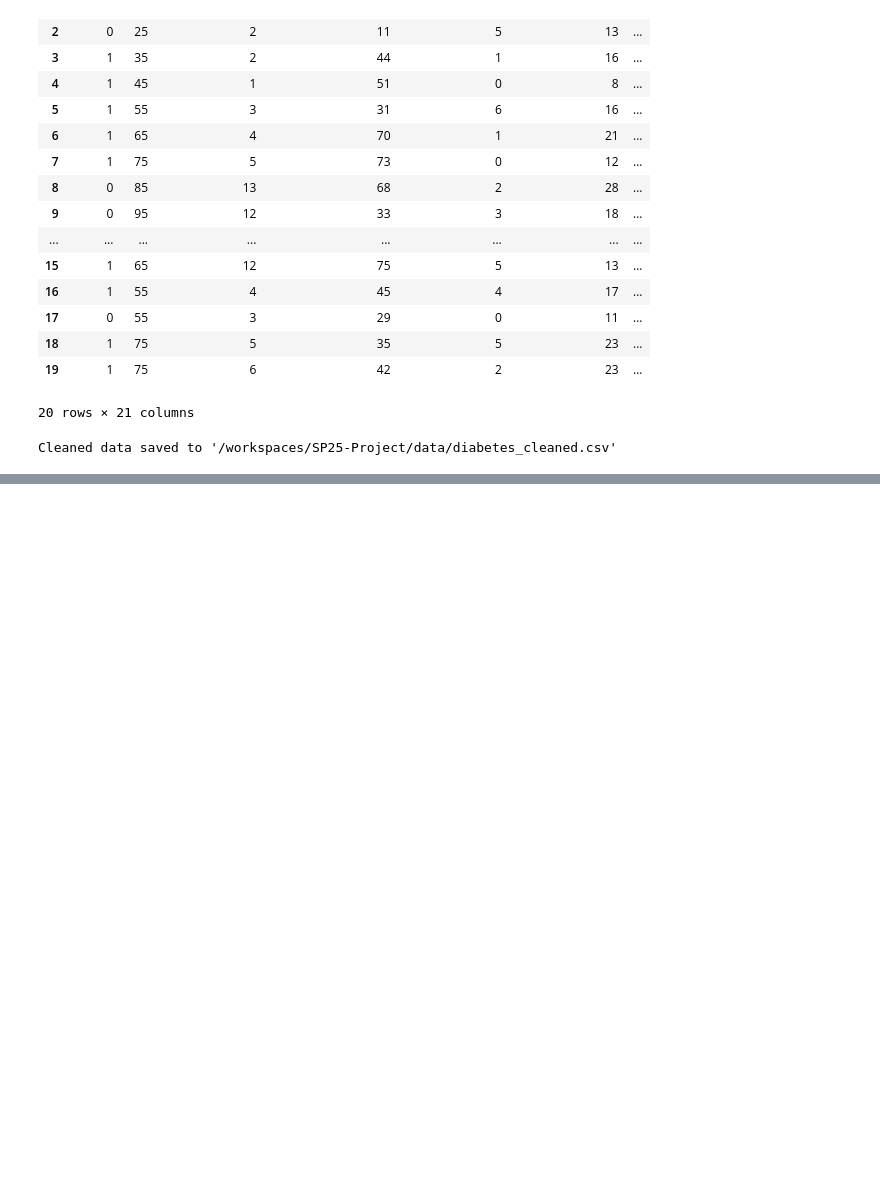
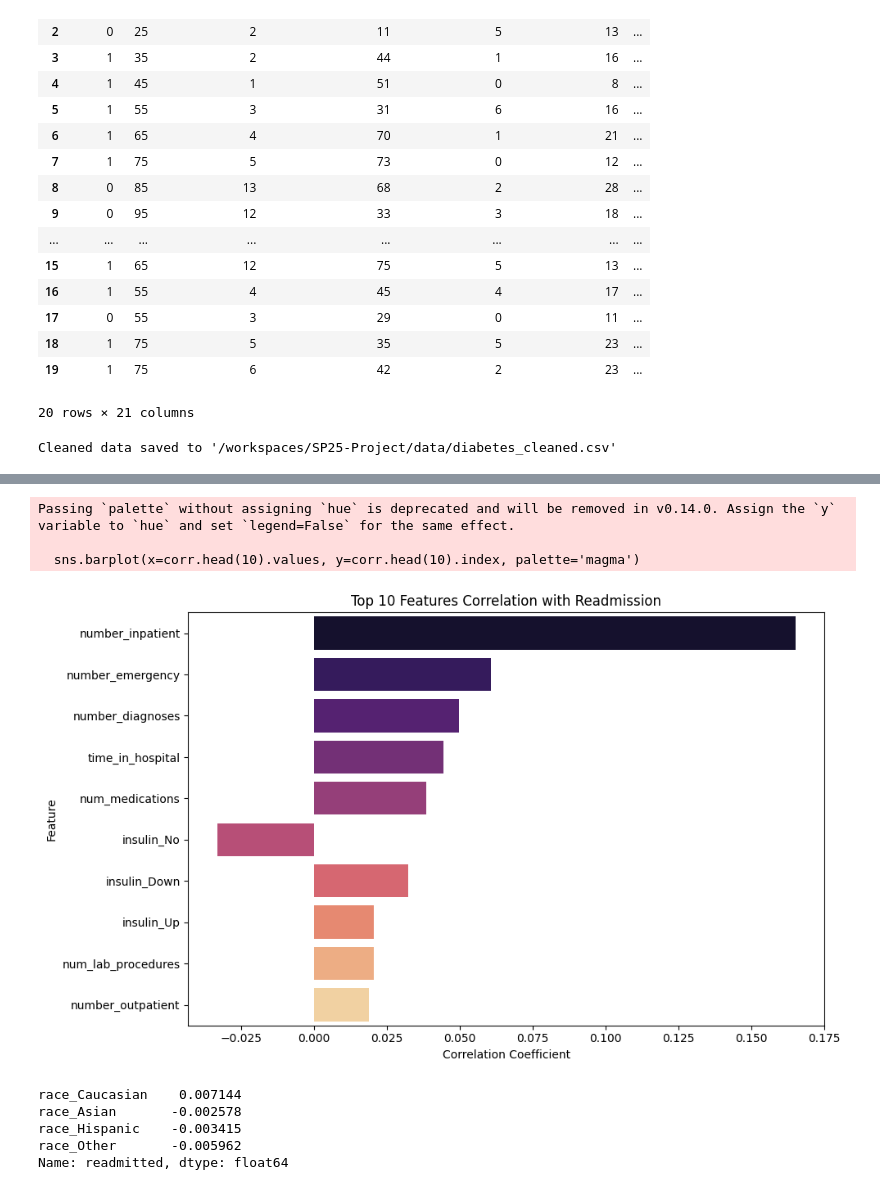
Before and after one commit to amen-hussain/SP25-Project, a Jupyter notebook: clean_code/SP25_Regressions.ipynb, the cells around one changed output, grey strips where cells are left out. Cells and saved outputs as stored; diff of their text form; code cells hidden in the pictures; blank space fills up the shorter version.

```diff
--- a/clean_code/SP25_Regressions.ipynb
+++ b/clean_code/SP25_Regressions.ipynb
@@ -239,0 +281,40 @@ Cleaned data saved to '/workspaces/SP25-Project/data/diabetes_cleaned.csv'
+# %%
+#Visualize Correlation of Top 10 Features - Bar Graph
+
+# Compute correlation with readmitted
+corr = diabetes_cleaned.corr(numeric_only=True)['readmitted'].sort_values(key=abs, ascending=False)
+
+# Skip 'readmitted' itself
+corr = corr.drop('readmitted')
+
+# Plot top 10 correlated features
+plt.figure(figsize=(10, 6))
+sns.barplot(x=corr.head(10).values, y=corr.head(10).index, palette='magma')
+plt.title('Top 10 Features Correlation with Readmission')
+plt.xlabel('Correlation Coefficient')
+plt.ylabel('Feature')
+plt.tight_layout()
+plt.show()
+# %% [output]
+Passing `palette` without assigning `hue` is deprecated and will be removed in v0.14.0. Assign the `y` variable to `hue` and set `legend=False` for the same effect.
+
+  sns.barplot(x=corr.head(10).values, y=corr.head(10).index, palette='magma')
+[figure, added]
+# %%
+#Visualization of Correlation between Race Features and Readmitted
+
+# Extract columns that contain 'race'
+race_columns = [col for col in diabetes_cleaned.columns if 'race' in col]
+
+# Add 'readmitted' to the list of features we want to plot
+race_columns.append('readmitted')
+
+# Get correlation between these features
+race_corr = diabetes_cleaned[race_columns].corr(numeric_only=True)['readmitted'].drop('readmitted').sort_values(ascending=False)
+print(race_corr)
+# %% [output]
+race_Caucasian    0.007144
+race_Asian       -0.002578
+race_Hispanic    -0.003415
+race_Other       -0.005962
+Name: readmitted, dtype: float64
```
Also changed, not shown: parts of 3 cells of this notebook.
